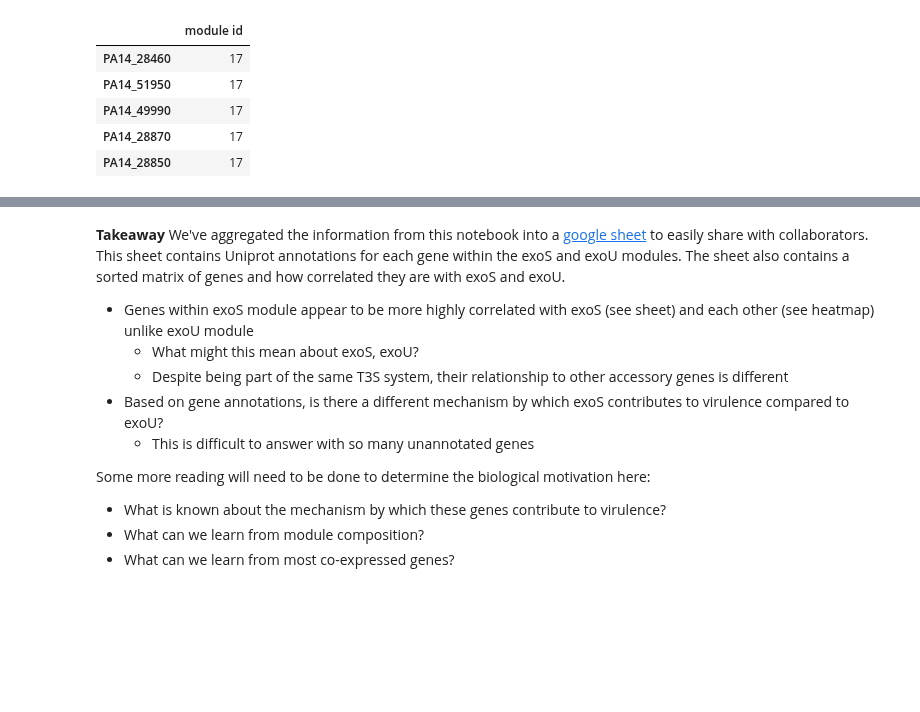
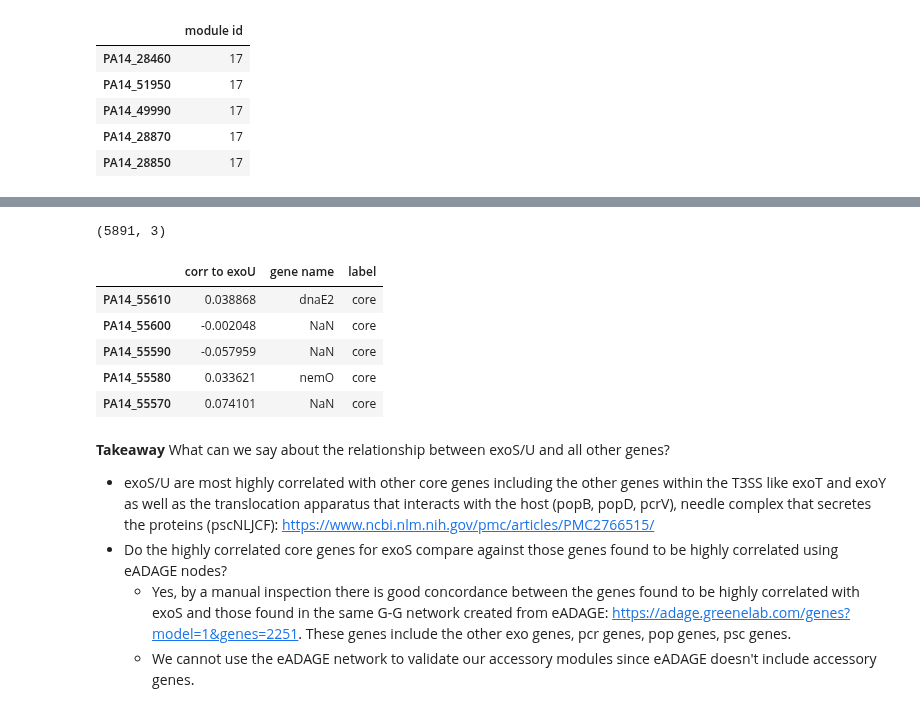
Before and after one commit to greenelab/core-accessory-interactome, a Jupyter notebook: 4_acc_acc_analysis/3_explore_exo_modules.ipynb, the cells around one changed output, grey strips where cells are left out. Drawn from its saved outputs; the diff is of its cells as text; code cells hidden in the pictures; blank space fills up the shorter version.

Commit message:
update analysis based on discussion with Deb

```diff
--- a/4_acc_acc_analysis/3_explore_exo_modules.ipynb
+++ b/4_acc_acc_analysis/3_explore_exo_modules.ipynb
@@ -185,0 +304,11 @@ Text(0.5, 1.05, 'Correlation of exoU module')
+# %%
+print(exoU_all_corr.shape)
+exoU_all_corr.head()
+# %% [output]
+(5891, 3)
+|  | corr to exoU | gene name | label |
+| PA14_55610 | 0.038868 | dnaE2 | core |
+| PA14_55600 | -0.002048 | NaN | core |
+| PA14_55590 | -0.057959 | NaN | core |
+| PA14_55580 | 0.033621 | nemO | core |
+| PA14_55570 | 0.074101 | NaN | core |
@@ -186,14 +319,7 @@ Text(0.5, 1.05, 'Correlation of exoU module')
 # %% [markdown]
 **Takeaway**
-We've aggregated the information from this notebook into a [google sheet](https://docs.google.com/spreadsheets/d/1AuD1Q4lHhWNp5xzgW-hi8mHkHFyd91rmOksXXuAwk4Q/edit#gid=533448426) to easily share with collaborators. This sheet contains Uniprot annotations for each gene within the exoS and exoU modules. The sheet also contains a sorted matrix of genes and how correlated they are with exoS and exoU.
-
-* Genes within exoS module appear to be more highly correlated with exoS (see sheet) and each other (see heatmap) unlike exoU module
-    * What might this mean about exoS, exoU?
-    * Despite being part of the same T3S system, their relationship to other accessory genes is different
-* Based on gene annotations, is there a different mechanism by which exoS contributes to virulence compared to exoU?
-    * This is difficult to answer with so many unannotated genes
-
-Some more reading will need to be done to determine the biological motivation here:
-* What is known about the mechanism by which these genes contribute to virulence?
-* What can we learn from module composition?
-* What can we learn from most co-expressed genes?
+What can we say about the relationship between exoS/U and all other genes?
+* exoS/U are most highly correlated with other core genes including the other genes within the T3SS like exoT and exoY as well as the translocation apparatus that interacts with the host (popB, popD, pcrV), needle complex that secretes the proteins (pscNLJCF): https://www.ncbi.nlm.nih.gov/pmc/articles/PMC2766515/
+* Do the highly correlated core genes for exoS compare against those genes found to be highly correlated using eADAGE nodes?
+    * Yes, by a manual inspection there is good concordance between the genes found to be highly correlated with exoS and those found in the same G-G network created from eADAGE: https://adage.greenelab.com/genes?model=1&genes=2251. These genes include the other exo genes, pcr genes, pop genes, psc genes.
+    * We cannot use the eADAGE network to validate our accessory modules since eADAGE doesn't include accessory genes.
```
Also changed, not shown: parts of 40 cells of this notebook, 3 other files.
